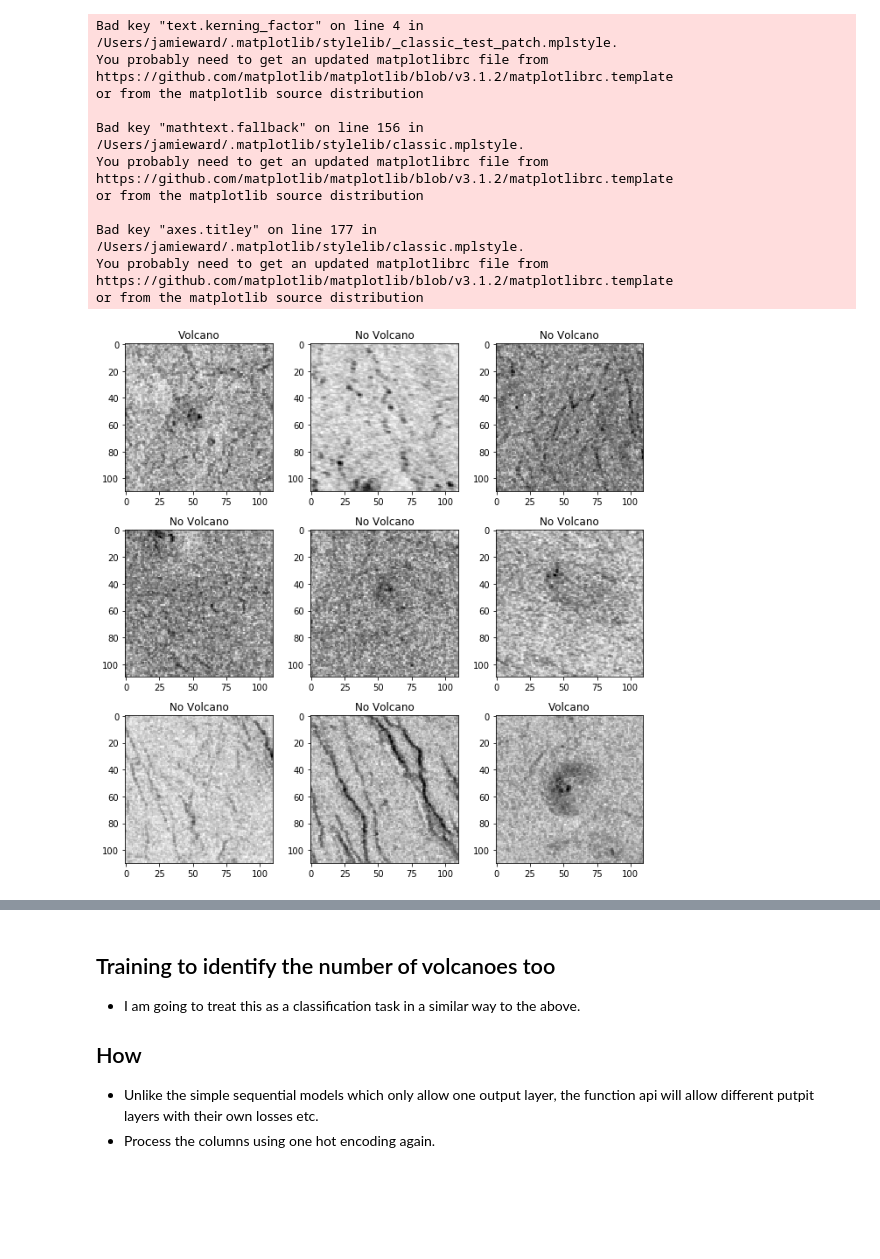
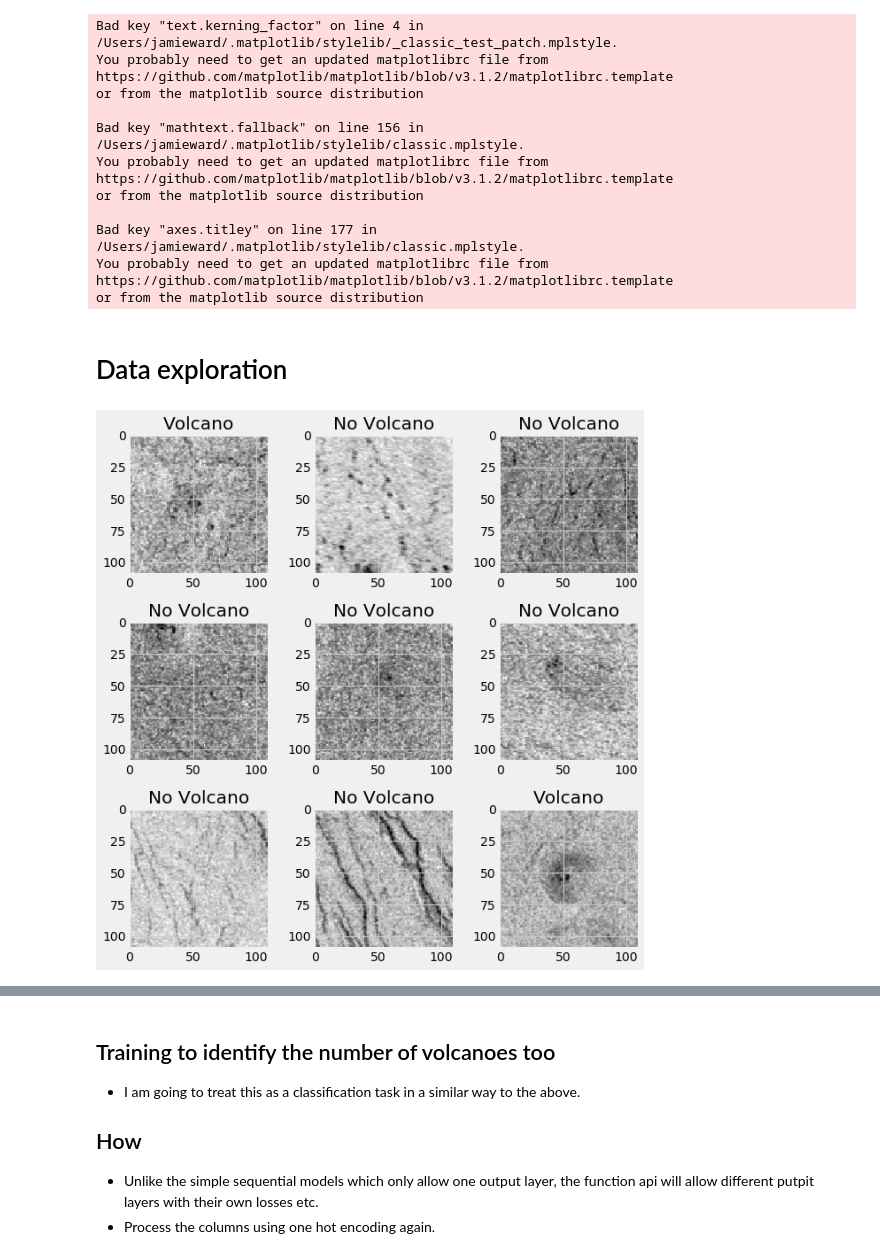
Before and after one commit to eejwa/Venus_Volcanoes, a Jupyter notebook: CNN_Venus_Volcanoes_SAR.ipynb, the cells around one changed output, grey strips where cells are left out. Drawn from its saved outputs; the diff is of its cells as text; code cells hidden in the pictures; blank space fills up the shorter version.

```diff
--- a/CNN_Venus_Volcanoes_SAR.ipynb
+++ b/CNN_Venus_Volcanoes_SAR.ipynb
@@ -37,6 +37,10 @@ import pandas as pd
 import numpy as np
 import matplotlib.pyplot as plt
 
+# set style
+plt.style.use('fivethirtyeight')
+
+
 import tensorflow as tf
 from tensorflow import keras
 from tensorflow.keras import layers
@@ -144,29 +149,6 @@ train_data_filt = train_data.iloc[fine_data_index]
 train_labels_filt = train_labels.iloc[fine_data_index]
 corrupt_data_filt = train_data.iloc[corrupt_data_index]
 corrupt_labels_filt = train_labels.iloc[corrupt_data_index]
-# %%
-
-def show_images(data, labels, rows, columns):
-    n_images = rows * columns
-    fig, axs = plt.subplots(rows,columns, figsize=(9, 9))
-    axs = axs.flatten()
-    for i, ax in enumerate(axs):
-        row = data.iloc[i]
-        label = labels.iloc[i]
-        ax.imshow(np.array(row).reshape((110,110)), cmap='Greys')
-        volcano = label['Volcano?']
-        if volcano == 1.0:
-            title = 'Volcano'
-        else:
-            title = 'No Volcano'
-        ax.set_title(title)
-    plt.tight_layout()
-    plt.show()
-    return
-
-show_images(data=train_data_filt, labels=train_labels_filt, rows=3, columns=3)
-# %% [output]
-[figure, removed]
 # %%
 # out of interest, just see how a dense NN would perform
 
@@ -176,6 +158,55 @@ valid_percentage = 0.2
 # the data and labels are automatically shuffled with this function.
 train_data, valid_data, train_labels, valid_labels = train_test_split(train_data_filt,
                                                                       train_labels_filt)
+# %% [markdown]
+# Data exploration
+# %%
+
+def show_images(data, labels, rows, columns):
+    """
+    Plots figures in a grid with the given rows and
+    columns.
+
+    Parameters
+    ----------
+    data : 3D array of floats
+        An array of 2D images to plot. The order of the images
+        needs to be [i, dx, dy] where i is the image index, dx is the
+        image pixels x dimension and dy is the images y dimension.
+
+    labels : 1D list of strings.
+        Labels for the image.
+
+    rows : integer
+        Number of rows in the grid.
+
+    columns : integer
+        Number of columns in the grid.
+
+    Returns
+    -------
+    Nothing
+    """
+
+    fig, axs = plt.subplots(rows,columns, figsize=(9, 9))
+    axs = axs.flatten()
+    for i, ax in enumerate(axs):
+        row = data.iloc[i]
+        label = labels.iloc[i]
+        ax.imshow(np.array(row).reshape((110,110)), cmap='Greys')
+        volcano = label['Volcano?']
+        if volcano == 1.0:
+            title = 'Volcano'
+        else:
+            title = 'No Volcano'
+        ax.set_title(title)
+    plt.tight_layout()
+    plt.show()
+    return
+
+show_images(data=train_data_filt, labels=train_labels_filt, rows=3, columns=3)
+# %% [output]
+[figure, added]
 # %%
 show_images(data=valid_data, labels=valid_labels, rows = 3, columns = 3)
 # %% [output]
```
Also changed, not shown: parts of 28 cells of this notebook.
